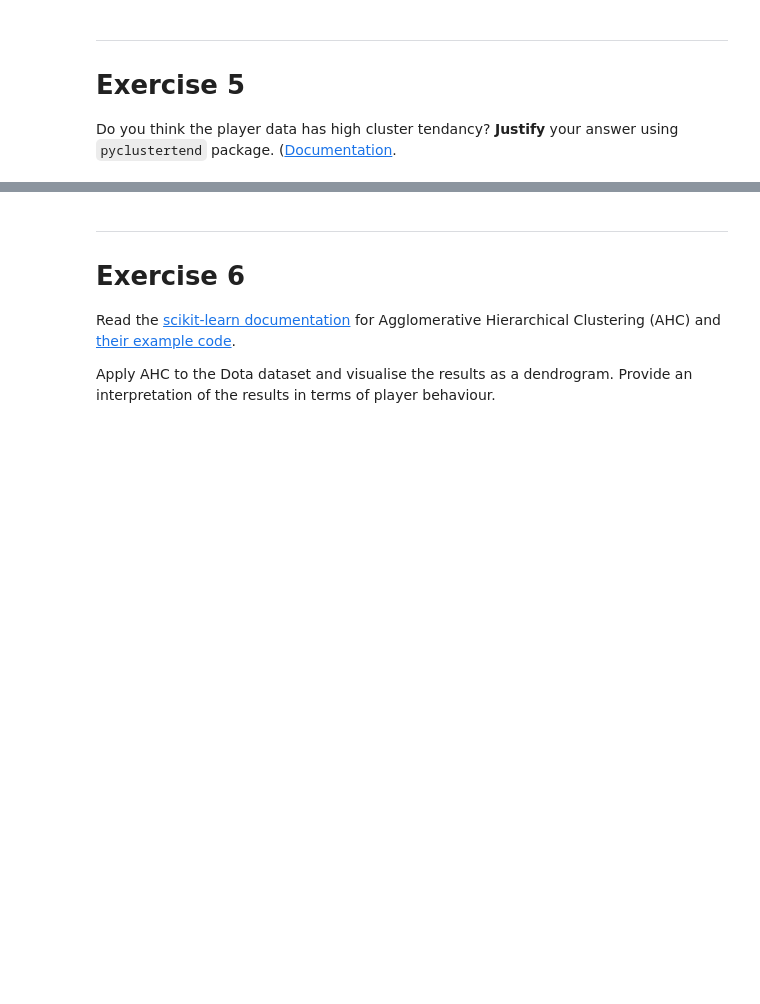
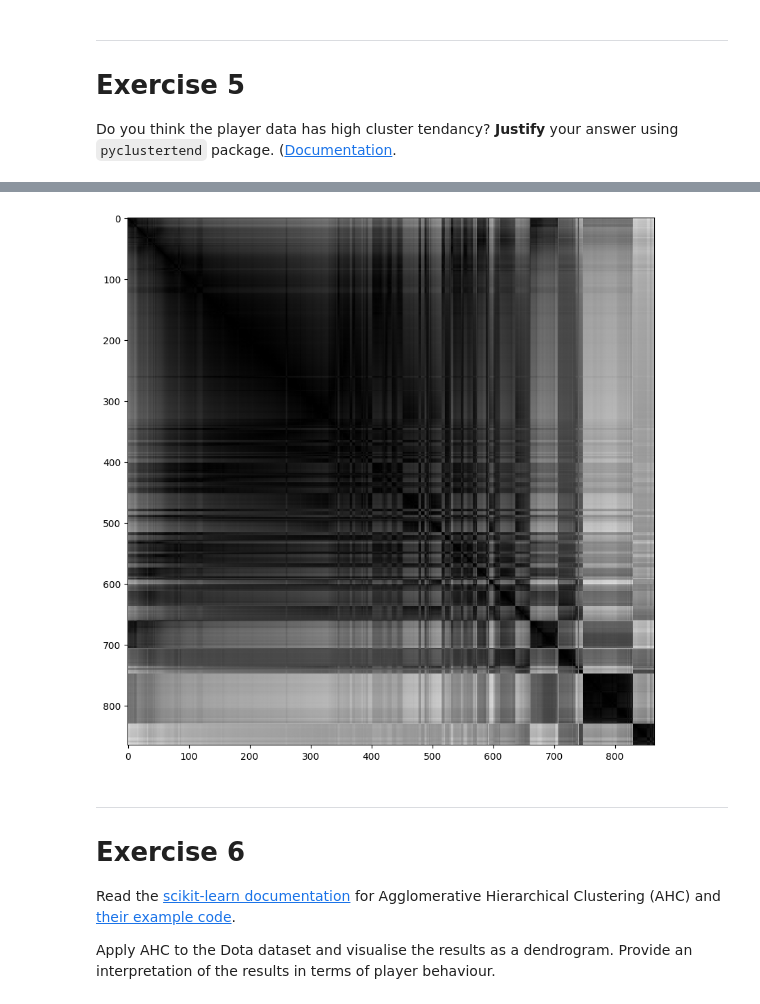
Before and after one commit to 3RFUNn/Computational-Game-Design, a Jupyter notebook: ProfilingLab.ipynb, the cells around one changed output, grey strips where cells are left out. Cells and saved outputs as stored; diff of their text form; code cells hidden in the pictures; blank space fills up the shorter version.

```diff
--- a/ProfilingLab.ipynb
+++ b/ProfilingLab.ipynb
@@ -227,3 +341,7 @@ goodK = 1
+# %%
+# Based on these plots the best K is 3.
+
+goodK = 3
 # %% [markdown]
 Rerun K-Means with your chosen number of clusters and visualise the results using the first two principal components. You may want to add plots for other PCs.
 # %%
@@ -251,3 +413,8 @@ Your answer:
+# %%
+vat(dota[pcs])
+plt.show()
+# %% [output]
+[figure, added]
 # %% [markdown]
 ---
 # Exercise 6
```
Also changed, not shown: parts of 27 cells of this notebook.
